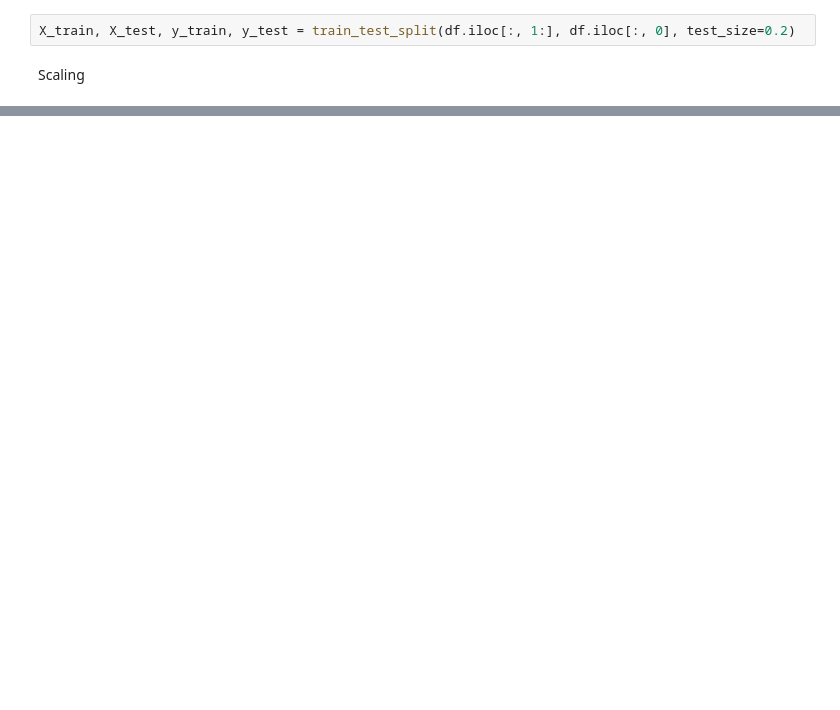
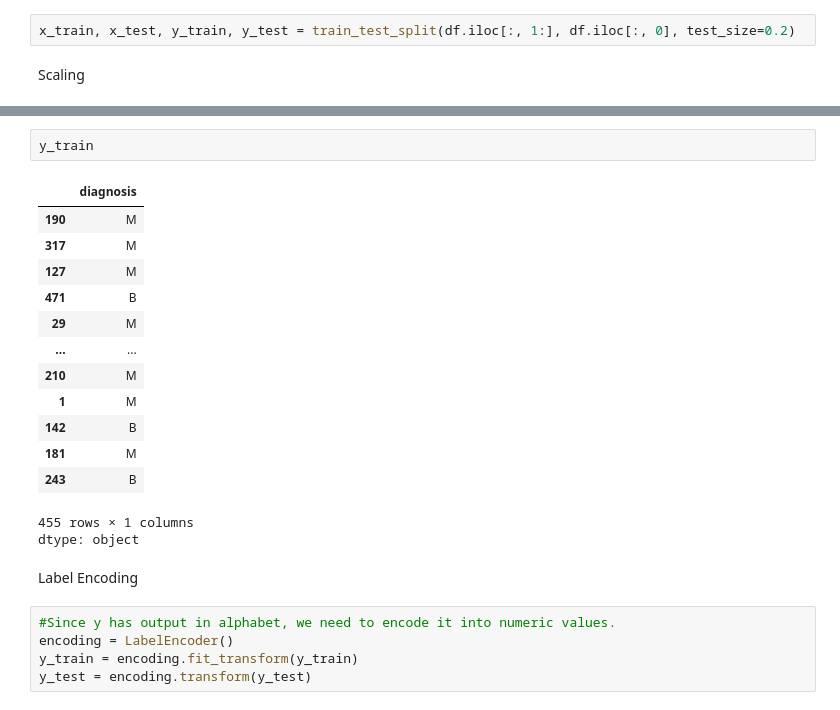
Before and after one commit to AryanRaut14/NeuralNetworkfromScratch, a Jupyter notebook: BreastCancerPytorch.ipynb, the cells around one changed output, grey strips where cells are left out. Drawn from its saved outputs; the diff is of its cells as text; blank space fills up the shorter version.

```diff
--- a/BreastCancerPytorch.ipynb
+++ b/BreastCancerPytorch.ipynb
@@ -37,7 +37,7 @@ df.head()
 # %% [markdown]
 Train Test Split
 # %%
-X_train, X_test, y_train, y_test = train_test_split(df.iloc[:, 1:], df.iloc[:, 0], test_size=0.2)
+x_train, x_test, y_train, y_test = train_test_split(df.iloc[:, 1:], df.iloc[:, 0], test_size=0.2)
 # %% [markdown]
 Scaling
 # %%
@@ -62,0 +63,24 @@ array([[-0.83142802, -0.27914785, -0.77352888, ...,  0.08910121,
+# %%
+y_train
+# %% [output]
+|  | diagnosis |
+| 190 | M |
+| 317 | M |
+| 127 | M |
+| 471 | B |
+| 29 | M |
+| ... | ... |
+| 210 | M |
+| 1 | M |
+| 142 | B |
+| 181 | M |
+| 243 | B |
+455 rows × 1 columns
+dtype: object
+# %% [markdown]
+Label Encoding
+# %%
+#Since y has output in alphabet, we need to encode it into numeric values.
+encoding = LabelEncoder()
+y_train = encoding.fit_transform(y_train)
+y_test = encoding.transform(y_test)
```
Also changed, not shown: parts of 5 cells of this notebook.
